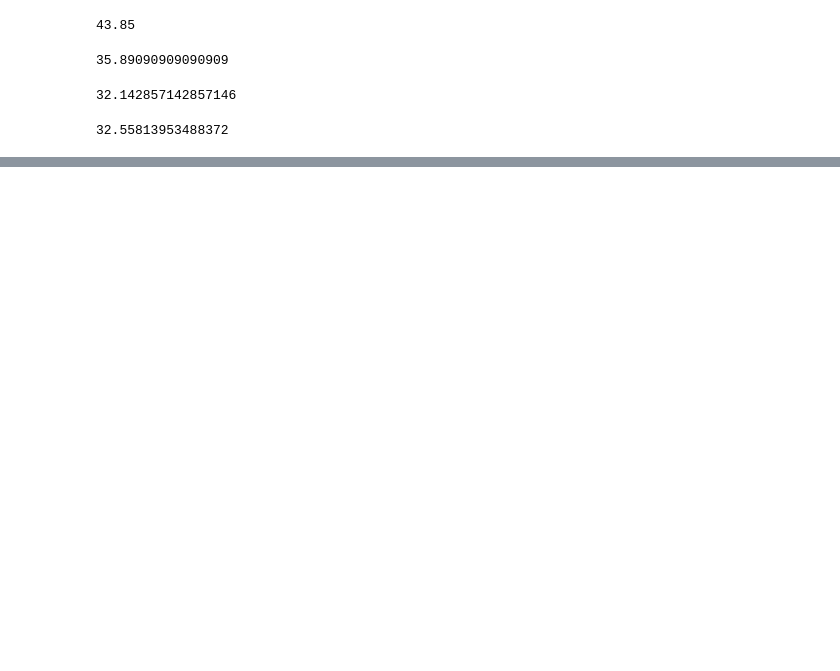
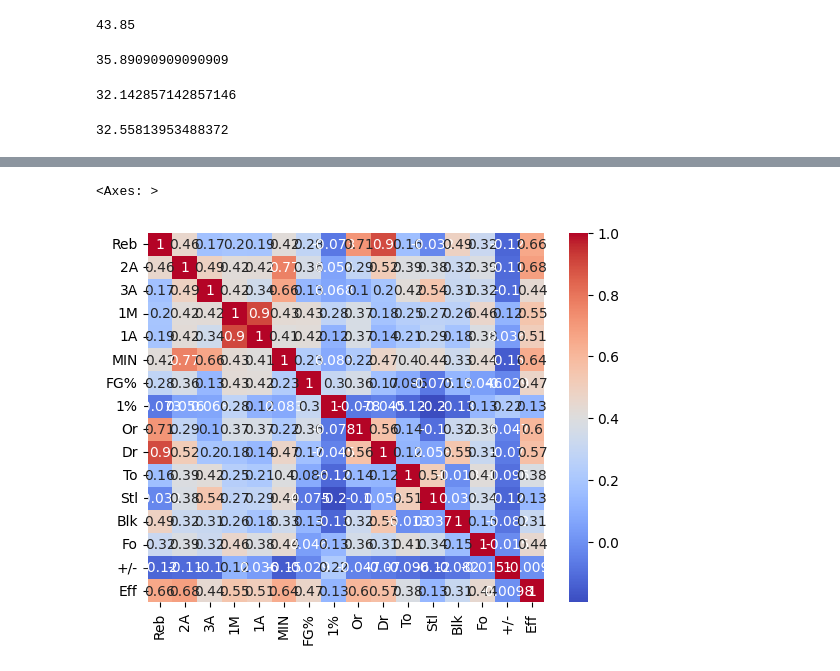
Before and after one commit to flannelmonke/HoopsForecast_Pro, a Jupyter notebook: 3_EDA/Understanding_data.ipynb, the cells around one changed output, grey strips where cells are left out. Drawn from its saved outputs; the diff is of its cells as text; code cells hidden in the pictures; blank space fills up the shorter version.

```diff
--- a/3_EDA/Understanding_data.ipynb
+++ b/3_EDA/Understanding_data.ipynb
@@ -185,3 +182,13 @@ Fo     0.000000
 +/-    0.235441
 Eff    0.329617
 Name: 1A, dtype: float64
+# %%
+ATL_GSW_corr = ATL_GSW.copy()
+ATL_GSW_corr.drop(columns=['PLAYER', 'Team','Pts', 'Ast', '2M', '3M'], inplace=True)
+
+ATL_GSW_corr = ATL_GSW_corr.corr(method='kendall')
+# %%
+sns.heatmap(ATL_GSW_corr, annot=True, cmap='coolwarm')
+# %% [output]
+<Axes: >
+[figure, added]
```
Also changed, not shown: parts of 4 cells of this notebook.
